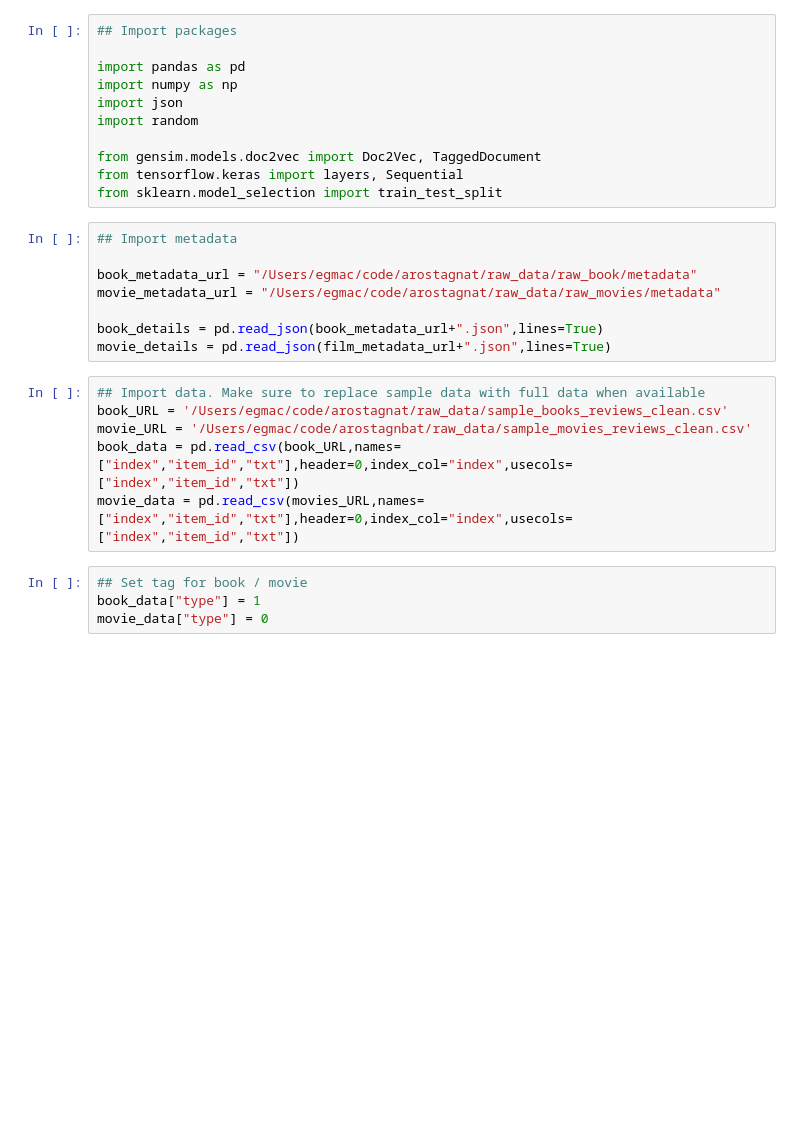
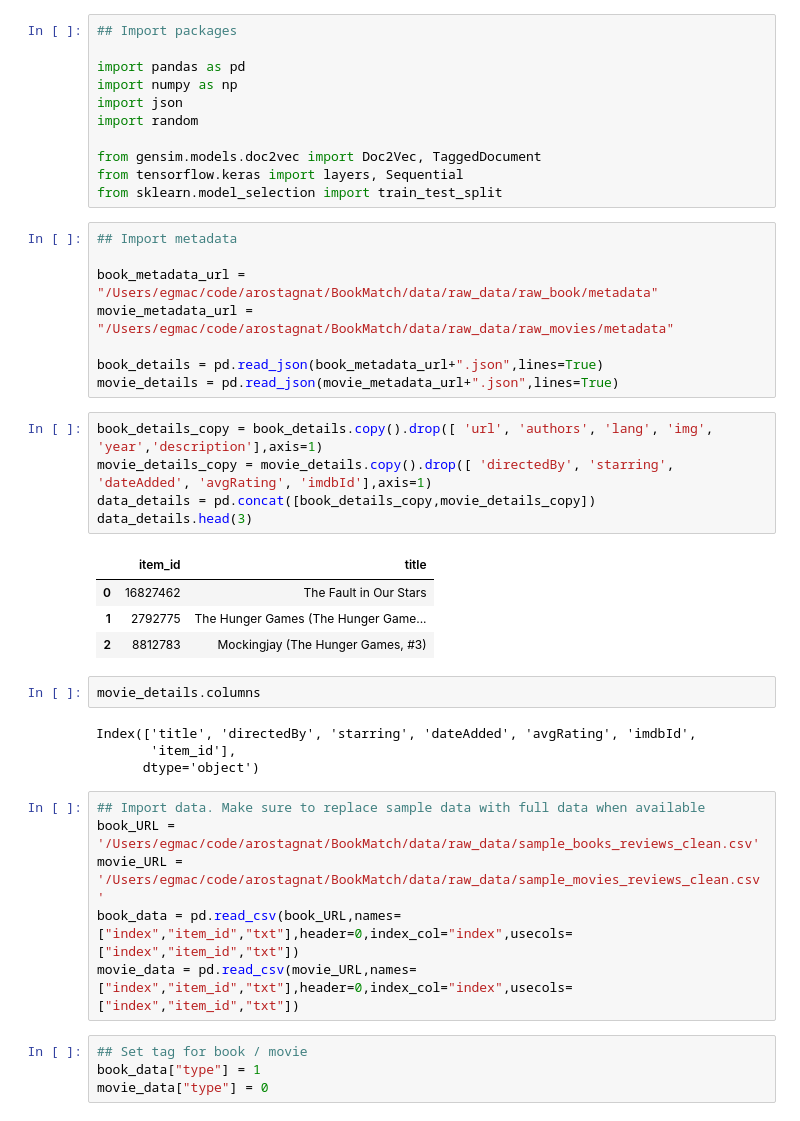
Before and after one commit to arostagnat/BookMatch, a Jupyter notebook: notebooks/bookmatch_model_doc2vec.ipynb, the cells around one changed output. Drawn from its saved outputs; the diff is of its cells as text; blank space fills up the shorter version.

```diff
--- a/notebooks/bookmatch_model_doc2vec.ipynb
+++ b/notebooks/bookmatch_model_doc2vec.ipynb
@@ -12,17 +14,33 @@ from sklearn.model_selection import train_test_split
 # %%
 ## Import metadata
 
-book_metadata_url = "/Users/egmac/code/arostagnat/raw_data/raw_book/metadata"
-movie_metadata_url = "/Users/egmac/code/arostagnat/raw_data/raw_movies/metadata"
+book_metadata_url = "/Users/egmac/code/arostagnat/BookMatch/data/raw_data/raw_book/metadata"
+movie_metadata_url = "/Users/egmac/code/arostagnat/BookMatch/data/raw_data/raw_movies/metadata"
 
 book_details = pd.read_json(book_metadata_url+".json",lines=True)
-movie_details = pd.read_json(film_metadata_url+".json",lines=True)
+movie_details = pd.read_json(movie_metadata_url+".json",lines=True)
+# %%
+book_details_copy = book_details.copy().drop([ 'url', 'authors', 'lang', 'img', 'year','description'],axis=1)
+movie_details_copy = movie_details.copy().drop([ 'directedBy', 'starring', 'dateAdded', 'avgRating', 'imdbId'],axis=1)
+data_details = pd.concat([book_details_copy,movie_details_copy])
+data_details.head(3)
+# %% [output]
+|  | item_id | title |
+| 0 | 16827462 | The Fault in Our Stars |
+| 1 | 2792775 | The Hunger Games (The Hunger Game... |
+| 2 | 8812783 | Mockingjay (The Hunger Games, #3) |
+# %%
+movie_details.columns
+# %% [output]
+Index(['title', 'directedBy', 'starring', 'dateAdded', 'avgRating', 'imdbId',
+       'item_id'],
+      dtype='object')
 # %%
 ## Import data. Make sure to replace sample data with full data when available
-book_URL = '/Users/egmac/code/arostagnat/raw_data/sample_books_reviews_clean.csv'
-movie_URL = '/Users/egmac/code/arostagnbat/raw_data/sample_movies_reviews_clean.csv'
+book_URL = '/Users/egmac/code/arostagnat/BookMatch/data/raw_data/sample_books_reviews_clean.csv'
+movie_URL = '/Users/egmac/code/arostagnat/BookMatch/data/raw_data/sample_movies_reviews_clean.csv'
 book_data = pd.read_csv(book_URL,names=["index","item_id","txt"],header=0,index_col="index",usecols=["index","item_id","txt"])
-movie_data = pd.read_csv(movies_URL,names=["index","item_id","txt"],header=0,index_col="index",usecols=["index","item_id","txt"])
+movie_data = pd.read_csv(movie_URL,names=["index","item_id","txt"],header=0,index_col="index",usecols=["index","item_id","txt"])
 # %%
 ## Set tag for book / movie
 book_data["type"] = 1
```
Also changed, not shown: parts of 25 cells of this notebook.
